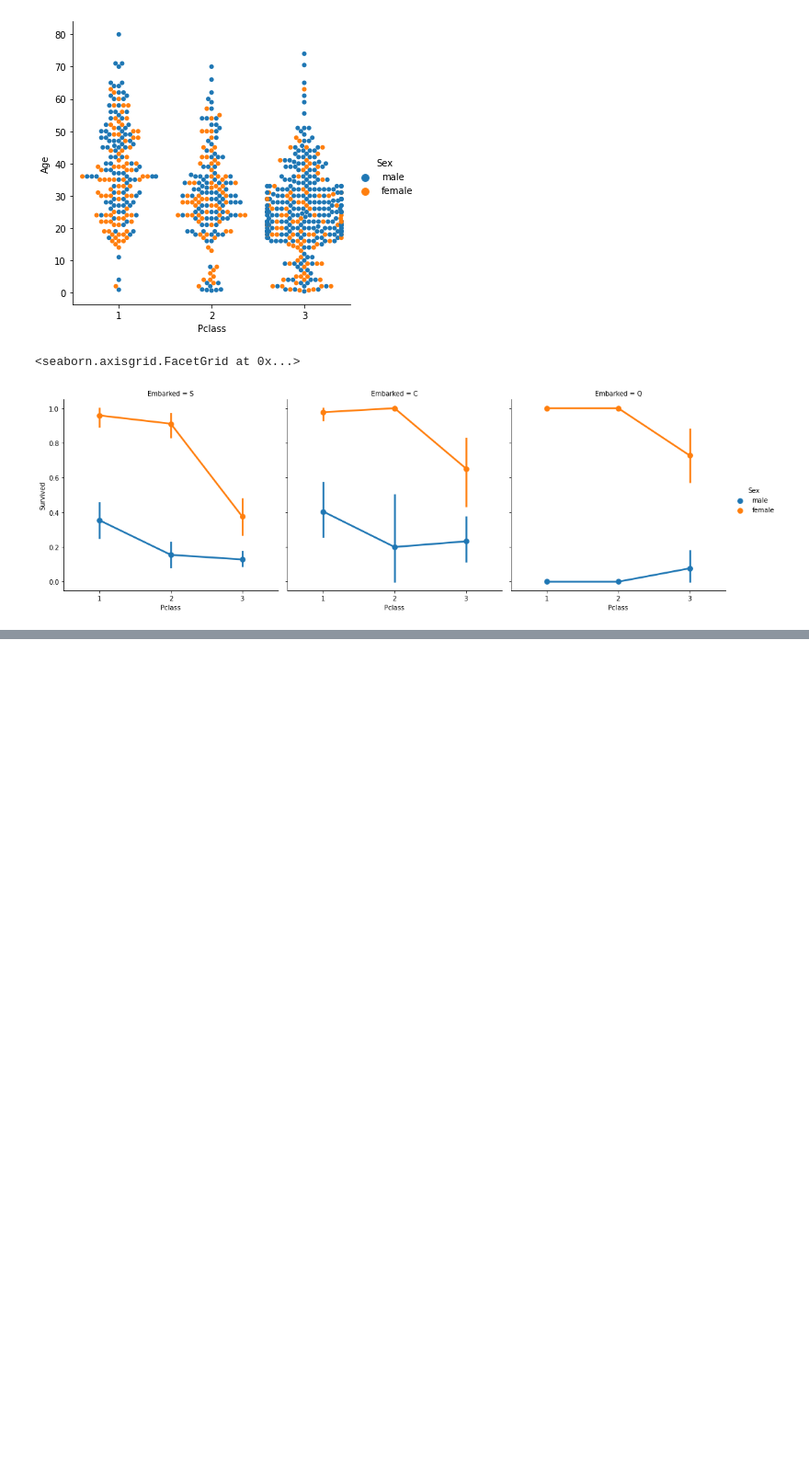
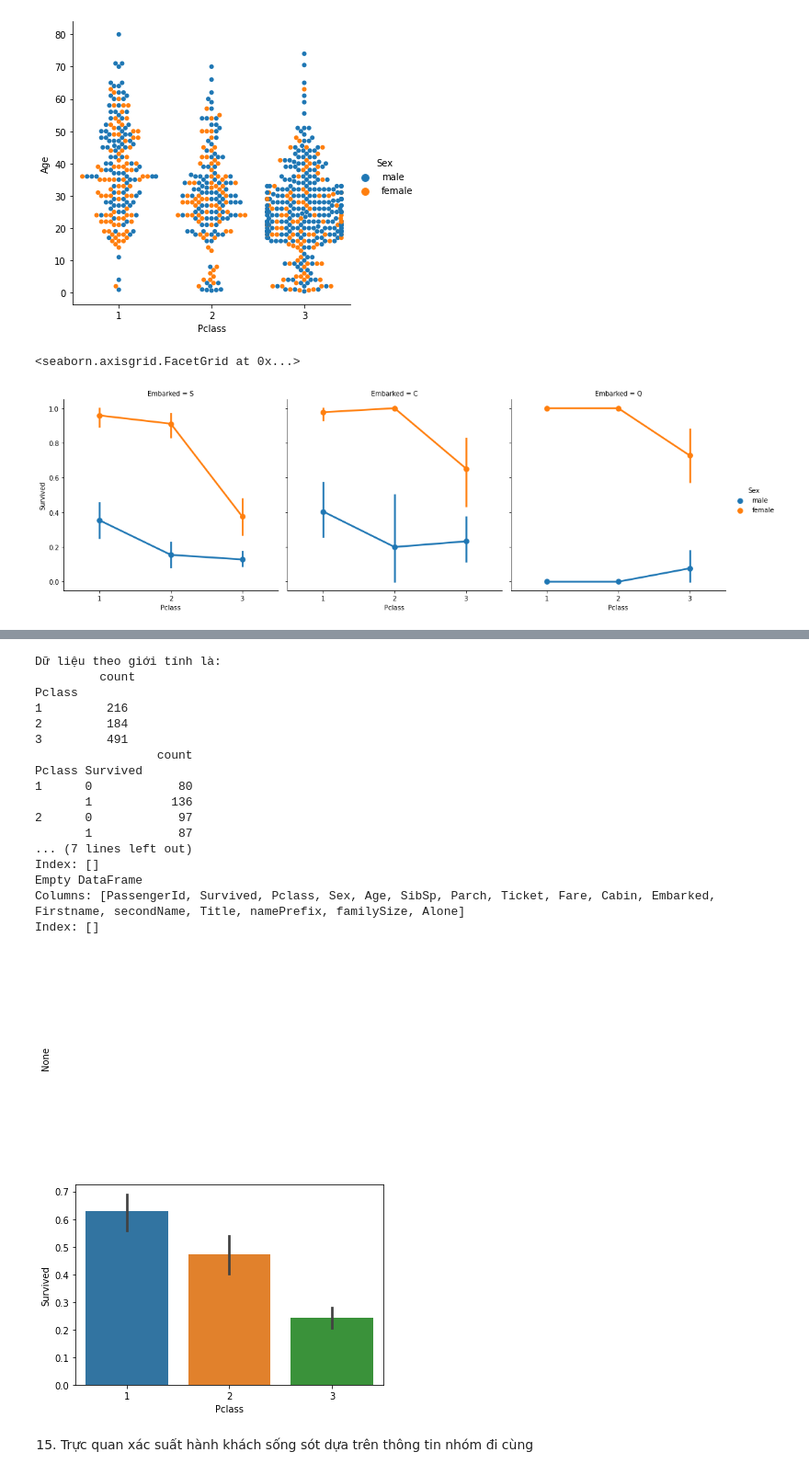
Before and after one commit to Kiet2k2/lab03, a Jupyter notebook: lab04.ipynb, the cells around one changed output, grey strips where cells are left out. Shown at 92% size. Drawn from its saved outputs; the diff is of its cells as text; code cells hidden in the pictures; blank space fills up the shorter version.

```diff
--- a/lab04.ipynb
+++ b/lab04.ipynb
@@ -40,0 +267,9 @@ import numpy as np
+# %%
+#câu 7:#Có nhiều cách làm
+##Tiến hành thêm đặc trung về danh xưng (name Prefix)
+##trong xã hội bằng cách tách Mr, Mrs, Miss, Master ra khỏi -secondName ||
+print("Câu 7: Kiểm tra dữ liệu trước khi thực hiện:\n",datatitanic[['secondName', 'Firstname']])
+#tidisater[['a','b']]=tidisater['secondName'].str.split ('.', expand = True) #Code này ra 3 cột nên gán 2 cột a, b là không được. Báo lỗi:
+#print (tidisater['secondName'].str.split ('.',n=1,expand = True)) #n=1 tức là chỉ split 1 lần. Nếu không có chỉ số này sẽ ra thêm 1 cột
+datatitanic[['Title','namePrefix']]=datatitanic['secondName'].str.split ('.',n=1,expand = True)
+print ("Câu 7: Kiếm tra dữ liệu trước khi thực hiện:\n", datatitanic [['secondName','Firstname','Title','namePrefix']])
@@ -40,0 +294,13 @@ import numpy as np
+# %%
+#Câu 8:
+##Khai thác thêm thông tin số lượng thành viên đi theo nhóm thân quen (familysize) đối với mỗi hành khách trên
+##chuyến hải trình;
+##family size = 1+ Sibsp + Parch
+datatitanic['familySize']=1+datatitanic['SibSp']+datatitanic['Parch']
+print ("Câu 8: Kết quả:\n", datatitanic[['secondName','Firstname','familySize']])
+#câu9
+##Tạo thêm đặc trưng Alone' để xác định hành khách đi theo nhóm hay cá nhân bằng cách dựa trên familysize như sau:
+## Nếu familysize = 0 thì giá trị Alone = 1 và ngược lại là 0.
+datatitanic.loc [ (datatitanic['familySize']==1), 'Alone']=1
+datatitanic.loc[ (datatitanic['familySize'] !=1) , 'Alone']=0
+print("Câu 9: Kết quả:\n",datatitanic[['secondName','Firstname','familySize','Alone']] )
@@ -40,0 +399,43 @@ import numpy as np
+# %%
+#13
+datatitanic_Pclass=datatitanic.groupby ( ['Pclass']) ['Pclass'].agg (['count'])
+print ("Dữ liệu theo giới tính là:\n", datatitanic_Pclass)
+df=datatitanic.groupby (['Pclass','Survived'])['Pclass'].agg (['count'])
+print (df)
+datatitanic_nhom1=datatitanic[datatitanic['Pclass']=='1']
+datatitanic_nhom2=datatitanic[datatitanic ['Pclass']=='2']
+datatitanic_nhom3=datatitanic[datatitanic ['Pclass']=='3']
+print(datatitanic_nhom1)
+print(datatitanic_nhom2)
+print(datatitanic_nhom3)
+datatitanic_nhom1_thongke_theonhom1=datatitanic_nhom1.groupby ('Survived') ['Survived'].agg (['count'])
+datatitanic_nhom2_thongke_theonhom2=datatitanic_nhom2.groupby ('Survived') ['Survived'].agg (['count'])
+datatitanic_nhom3_thongke_theonhom3=datatitanic_nhom3.groupby ('Survived') ['Survived'].agg (['count'])
+datatitanic_nhom1_thongke_theonhom1.unstack ().plot.pie (y='count')
+datatitanic_nhom2_thongke_theonhom2.unstack ().plot.pie (y='count')
+datatitanic_nhom3_thongke_theonhom3.unstack ().plot.pie (y='count')
+plt.show ()
+sns.barplot (x='Pclass', y='Survived', data=datatitanic)
+plt.show ()
+# %% [output]
+Dữ liệu theo giới tính là:
+         count
+Pclass
+1         216
+2         184
+3         491
+                 count
+Pclass Survived
+1      0            80
+       1           136
+2      0            97
+       1            87
+... (7 lines left out)
+Index: []
+Empty DataFrame
+Columns: [PassengerId, Survived, Pclass, Sex, Age, SibSp, Parch, Ticket, Fare, Cabin, Embarked, Firstname, secondName, Title, namePrefix, familySize, Alone]
+Index: []
+[figure, added]
+[figure, added]
+# %% [markdown]
+15. Trực quan xác suất hành khách sống sót dựa trên thông tin nhóm đi cùng
```
Also changed, not shown: parts of 36 cells of this notebook.
